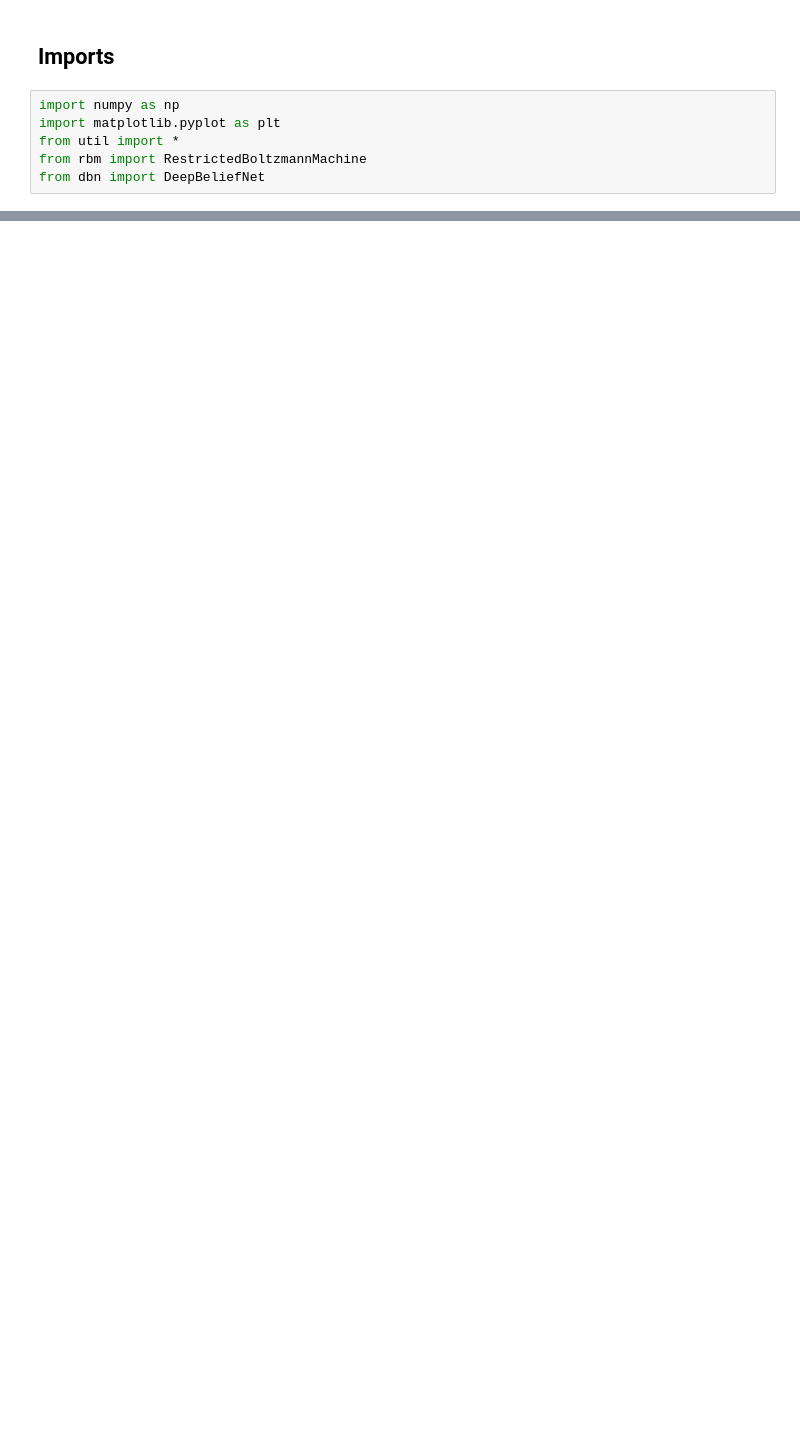
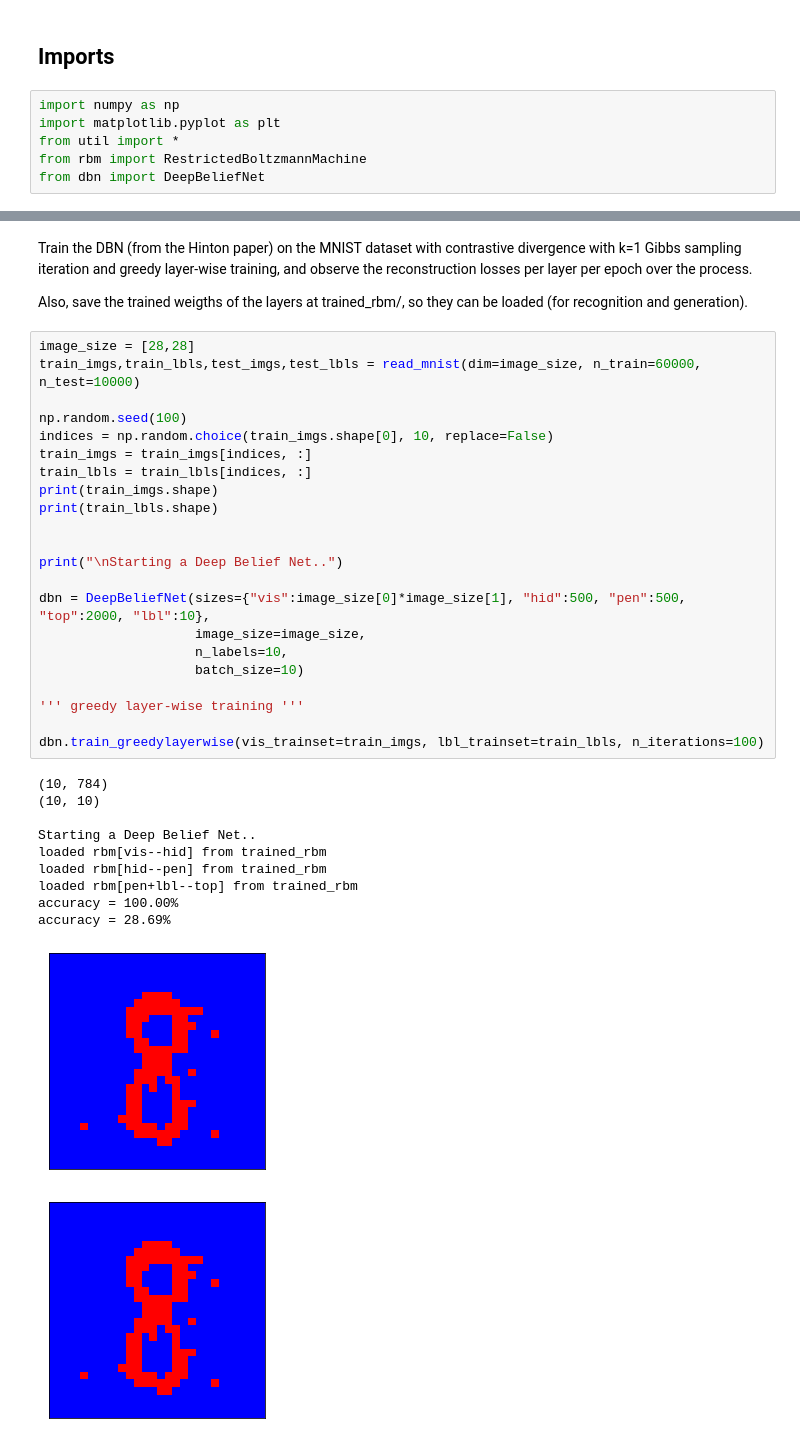
Before and after one commit to mark-antal-csizmadia/rbm_dbn, a Jupyter notebook: rbm_dbn.ipynb, the cells around one changed output, grey strips where cells are left out. Saved outputs shown, nothing was run; the diff lists cells and outputs as text; blank space fills up the shorter version.

```diff
--- a/rbm_dbn.ipynb
+++ b/rbm_dbn.ipynb
@@ -10,0 +140,38 @@ from dbn import DeepBeliefNet
+# %% [markdown]
+Train the DBN (from the Hinton paper) on the MNIST dataset with contrastive divergence with k=1 Gibbs sampling iteration and greedy layer-wise training, and observe the reconstruction losses per layer per epoch over the process.
+
+Also, save the trained weigths of the layers at trained_rbm/, so they can be loaded (for recognition and generation).
+# %%
+image_size = [28,28]
+train_imgs,train_lbls,test_imgs,test_lbls = read_mnist(dim=image_size, n_train=60000, n_test=10000)
+
+np.random.seed(100)
+indices = np.random.choice(train_imgs.shape[0], 10, replace=False)
+train_imgs = train_imgs[indices, :]
+train_lbls = train_lbls[indices, :]
+print(train_imgs.shape)
+print(train_lbls.shape)
+
+
+print("\nStarting a Deep Belief Net..")
+
+dbn = DeepBeliefNet(sizes={"vis":image_size[0]*image_size[1], "hid":500, "pen":500, "top":2000, "lbl":10},
+                    image_size=image_size,
+                    n_labels=10,
+                    batch_size=10)
+
+''' greedy layer-wise training '''
+
+dbn.train_greedylayerwise(vis_trainset=train_imgs, lbl_trainset=train_lbls, n_iterations=100)
+# %% [output]
+(10, 784)
+(10, 10)
+
+Starting a Deep Belief Net..
+loaded rbm[vis--hid] from trained_rbm
+loaded rbm[hid--pen] from trained_rbm
+loaded rbm[pen+lbl--top] from trained_rbm
+accuracy = 100.00%
+accuracy = 28.69%
+[figure, added]
+[figure, added]
```
Also changed, not shown: parts of 16 cells of this notebook, 58 other files.
